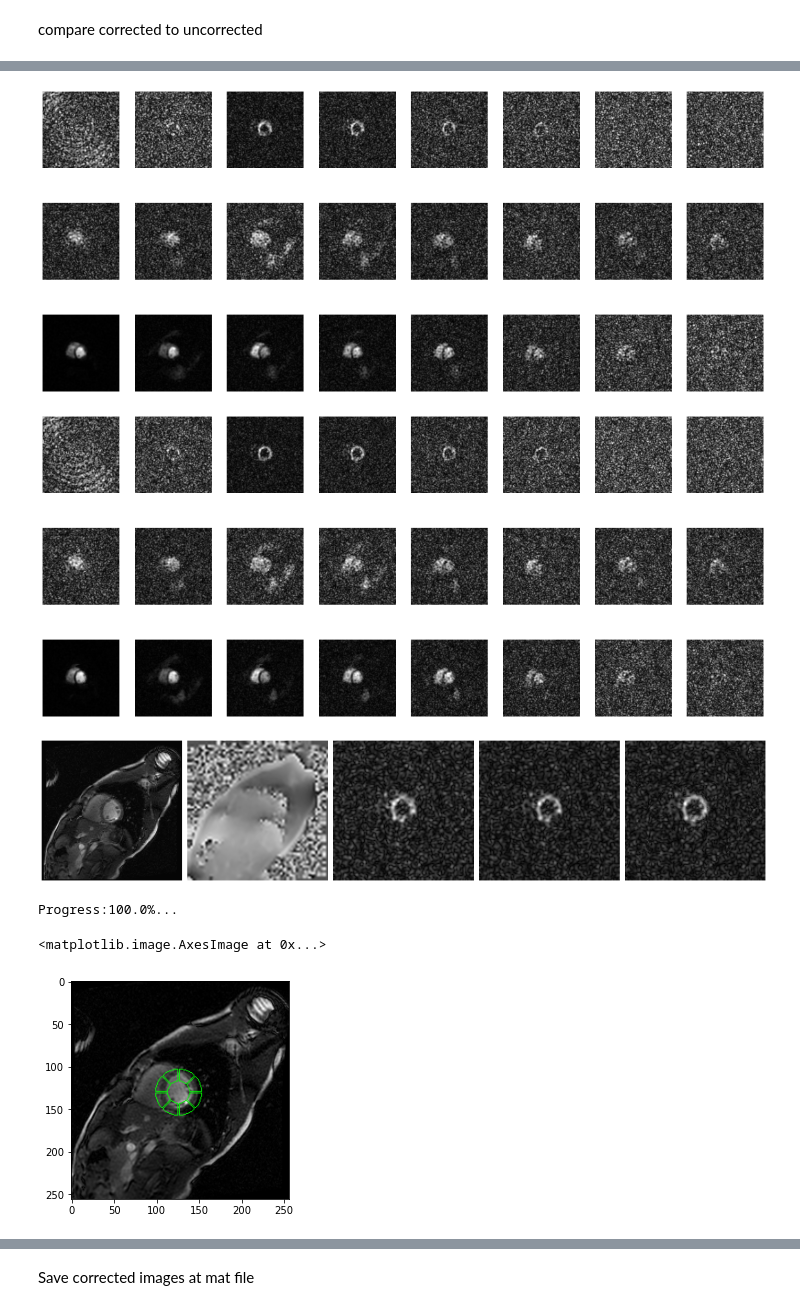
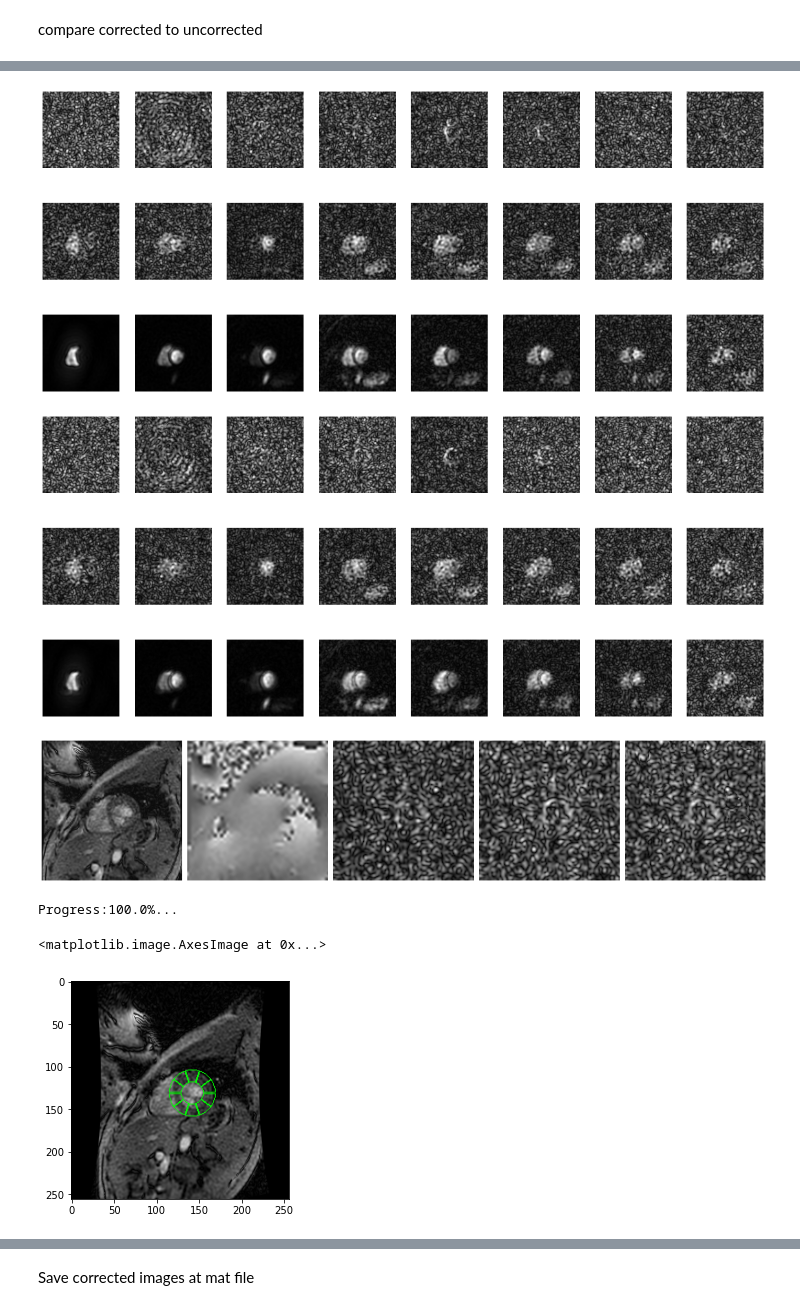
Before and after one commit to galenreed/spiralB0MapCorrection, a Jupyter notebook: 2_applyB0Corrections_single.ipynb, the cells around one changed output, grey strips where cells are left out. Cells and saved outputs as stored; diff of their text form; code cells hidden in the pictures.

```diff
--- a/2_applyB0Corrections_single.ipynb
+++ b/2_applyB0Corrections_single.ipynb
@@ -20,7 +30,7 @@ import validationPipelineFunctions as validate
 def closestIndex(f, faxis):
     return np.argmin(np.abs(faxis-f))
 # %%
-patientIndex = 7
+patientIndex = 1
 currentPatient = cdg.patientList[patientIndex]
 
 doGlobalFreqSearch = False
@@ -357,11 +367,11 @@ ratio = 0.25148935952676815
 # %%
 cdg.plotC13Mat(img_unc)
 # %% [output]
-[figure, old version]
+[figure, new version]
 # %%
 cdg.plotC13Mat(img_mfi)
 # %% [output]
-[figure, old version]
+[figure, new version]
 # %%
 im = 0
 it = 3
@@ -385,28 +395,28 @@ fig.tight_layout()
 
 fig.savefig('rawFigs/exampleImprovement.png')
 # %% [output]
-[figure, old version]
+[figure, new version]
 # %%
 
 circlocs = currentPatient.circle
-numThetaBins = 8
+numThetaBins = 10
 circleThickness = 15
 locPixels = np.squeeze(sitk.GetArrayFromImage(loc))
 binImages = recon.divideMyocardiumIntoBins(locPixels, circlocs, numThetaBins, circleThickness)
 binImages_res = recon.resampleCardiacBinImages(binImages, loc, c13)
 
 
 locPixels = np.squeeze(sitk.GetArrayFromImage(loc))
 locPixels = validate.floatToInt2(locPixels)
 locColor = cv2.cvtColor(locPixels,cv2.COLOR_GRAY2BGR)
 
 
 locColor = recon.drawCardiacBinContours(locColor, binImages)
 plt.imshow(locColor)
 # %% [output]
 Progress:100.0%...
 <matplotlib.image.AxesImage at 0x...>
-[figure, old version]
+[figure, new version]
 # %%
 
 it = int(peakTime[0])
```
Also changed, not shown: parts of 19 cells of this notebook, 2 other files.
